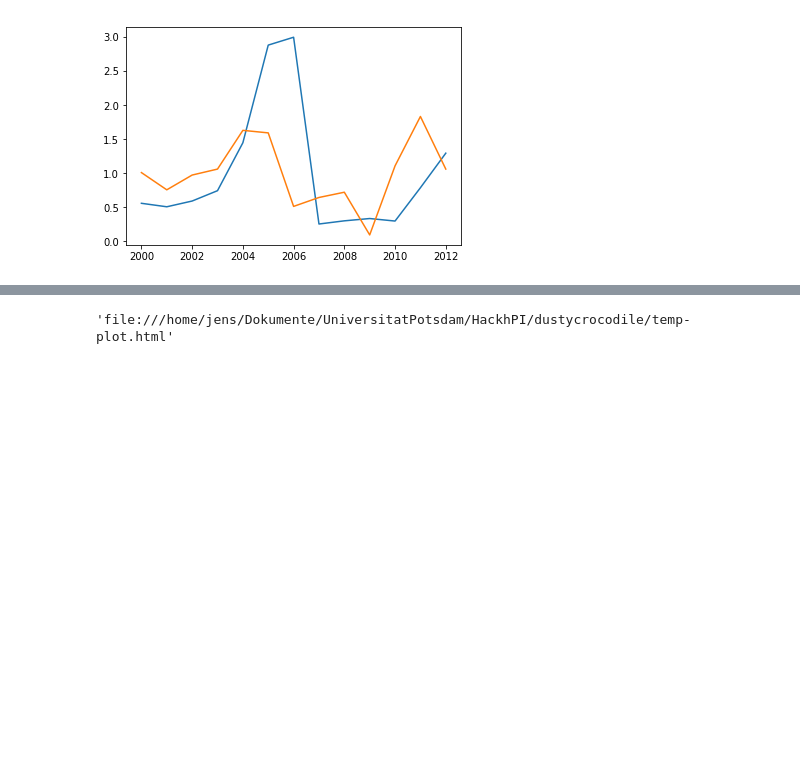
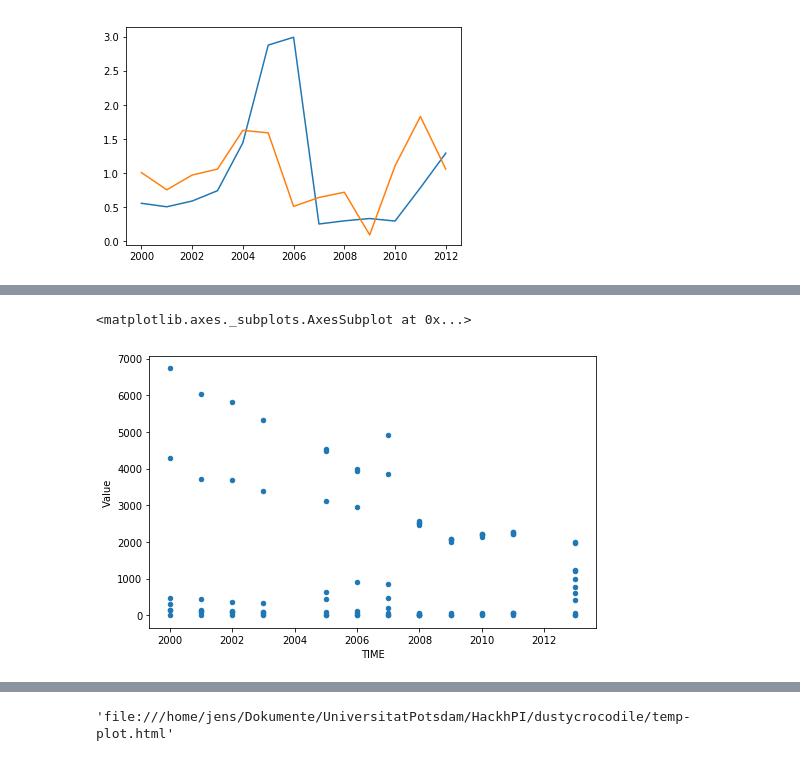
Before and after one commit to ekaterinailin/dustycrocodile, a Jupyter notebook: Jens_workspace.ipynb, the cells around one changed output, grey strips where cells are left out. Saved outputs shown, nothing was run; the diff lists cells and outputs as text; code cells hidden in the pictures; blank space fills up the shorter version.

```diff
--- a/Jens_workspace.ipynb
+++ b/Jens_workspace.ipynb
@@ -256,0 +257,7 @@ dg.head()
+# %%
+df_RO.TIME = df_RO.TIME.astype(float)
+df_RO.Value = df_RO.Value.astype(float)
+df_RO.loc[df_RO.SUBSTANCE == "Volume"].plot.scatter('TIME', 'Value', figsize = (8,5))
+# %% [output]
+<matplotlib.axes._subplots.AxesSubplot at 0x...>
+[figure, added]
```
Also changed, not shown: parts of 25 cells of this notebook, 1 other file.
